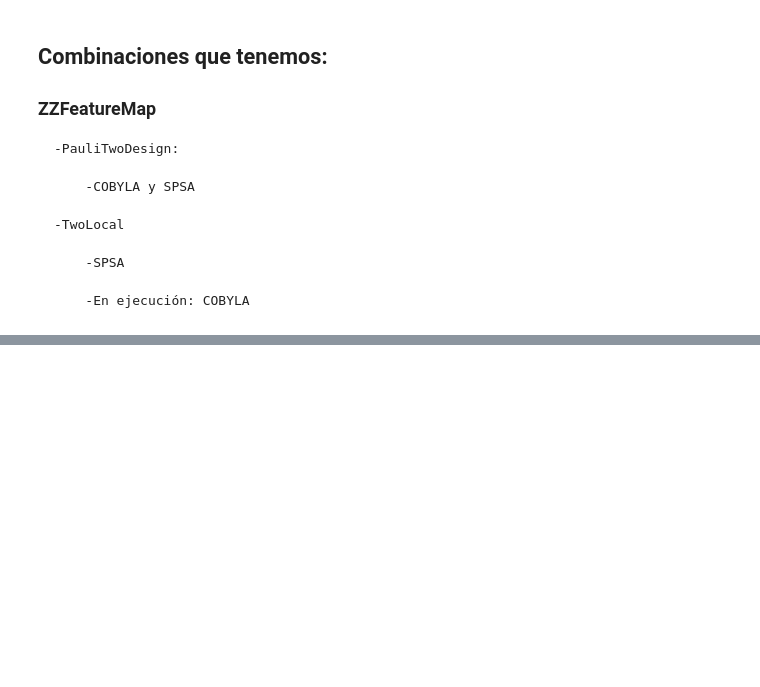
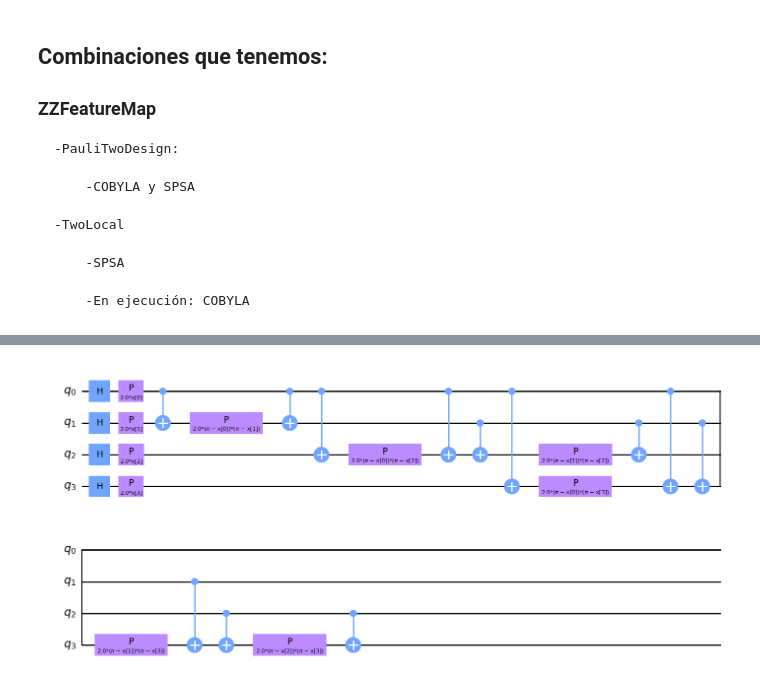
Before and after one commit to FernandoMond/Quantum-Machine-Learning, a Jupyter notebook: P2 Variacional/P1.2 QNN.ipynb, the cells around one changed output, grey strips where cells are left out. Cells and saved outputs as stored; diff of their text form; code cells hidden in the pictures; blank space fills up the shorter version.

```diff
--- a/P2 Variacional/P1.2 QNN.ipynb
+++ b/P2 Variacional/P1.2 QNN.ipynb
@@ -285,0 +332,6 @@ ValueError: Classification metrics can't handle a mix of multilabel-indicator an
+# %%
+features = iris_data.data
+labels = iris_data.target
+# %%
+from sklearn.preprocessing import MinMaxScaler
+features = MinMaxScaler().fit_transform(features)
@@ -285,0 +381,8 @@ ValueError: Classification metrics can't handle a mix of multilabel-indicator an
+# %%
+from qiskit.circuit.library import ZZFeatureMap
+
+num_features = features.shape[1]
+feature_map = ZZFeatureMap(feature_dimension=4, reps=1)
+feature_map.decompose().draw(output="mpl", fold=20)
+# %% [output]
+[figure, added]
```
Also changed, not shown: parts of 35 cells of this notebook.
